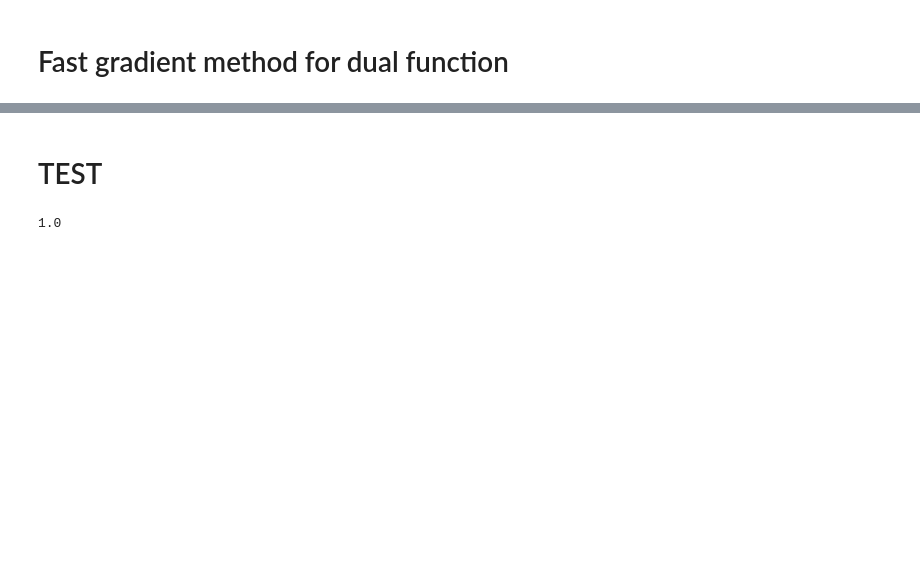
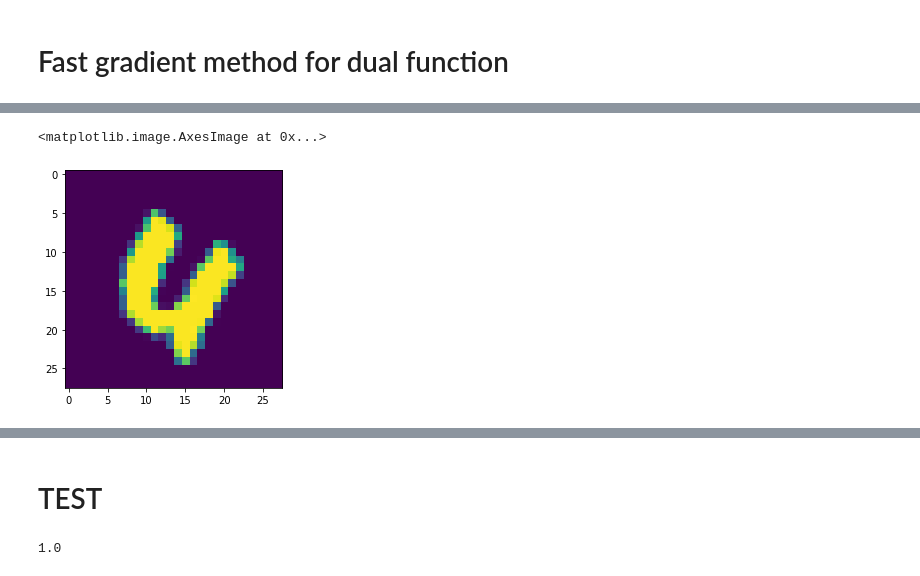
Before and after one commit to postrou/OPTAMI, a Jupyter notebook: primal_dual.ipynb, the cells around one changed output, grey strips where cells are left out. Saved outputs shown, nothing was run; the diff lists cells and outputs as text; code cells hidden in the pictures; blank space fills up the shorter version.

```diff
--- a/primal_dual.ipynb
+++ b/primal_dual.ipynb
@@ -29,5 +29,5 @@ from run_pd_experiment import *
 n = 784
 m = int(np.sqrt(n))
 # %%
-device = 'cpu'
+device = 'cuda:1'
 # %%
@@ -77,5 +57,10 @@ Wall time: 18.9 s
 # %% [markdown]
 # Fast gradient method for dual function
+# %%
+eps = 0.02
+# gamma = eps / (3 * np.log(n))
+gamma = 0.35
+image_index = 0
 # %%
 def fast_gradient_method(
     L,
@@ -176,0 +197,5 @@ KeyboardInterrupt:
+# %%
+plt.imshow(p_ref.reshape(28, 28).cpu())
+# %% [output]
+<matplotlib.image.AxesImage at 0x...>
+[figure, added]
```
Also changed, not shown: parts of 17 cells of this notebook.
